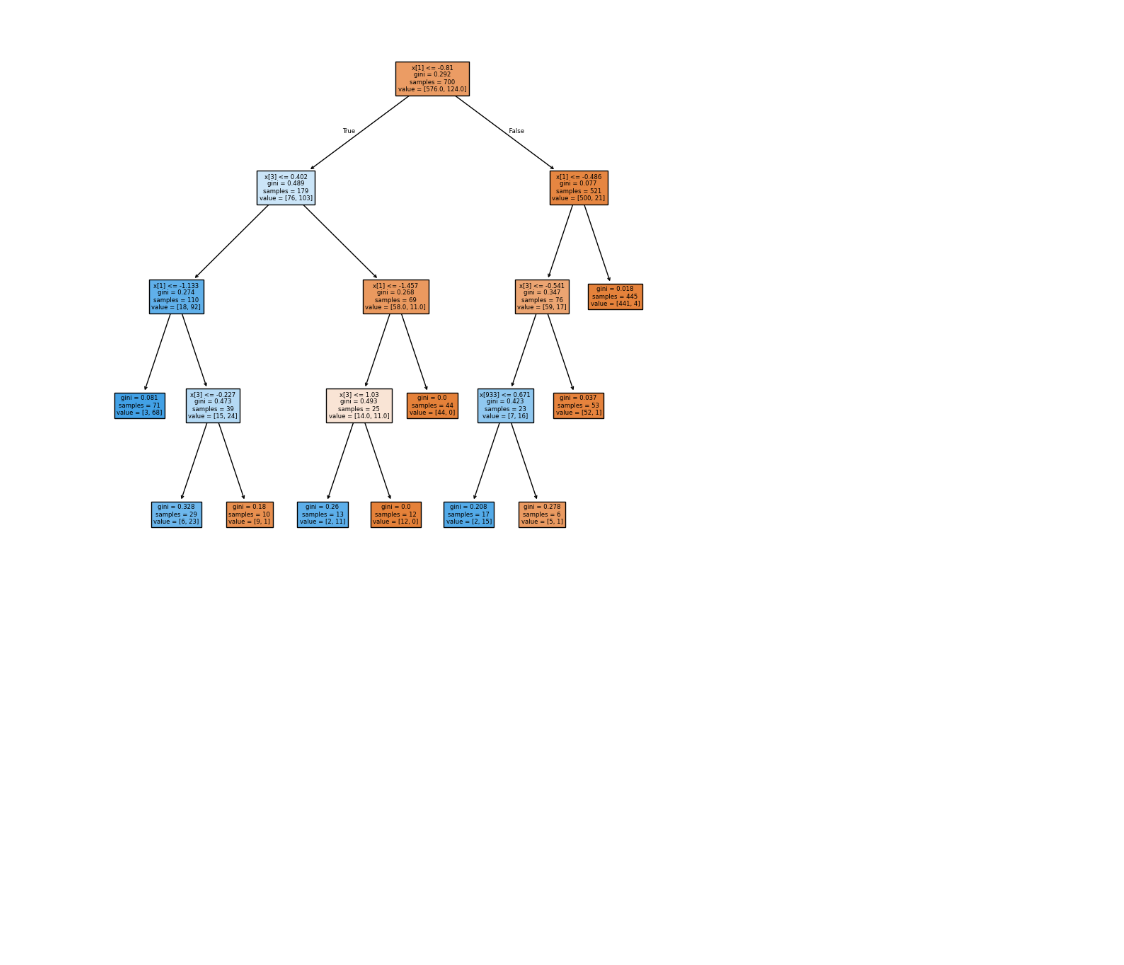
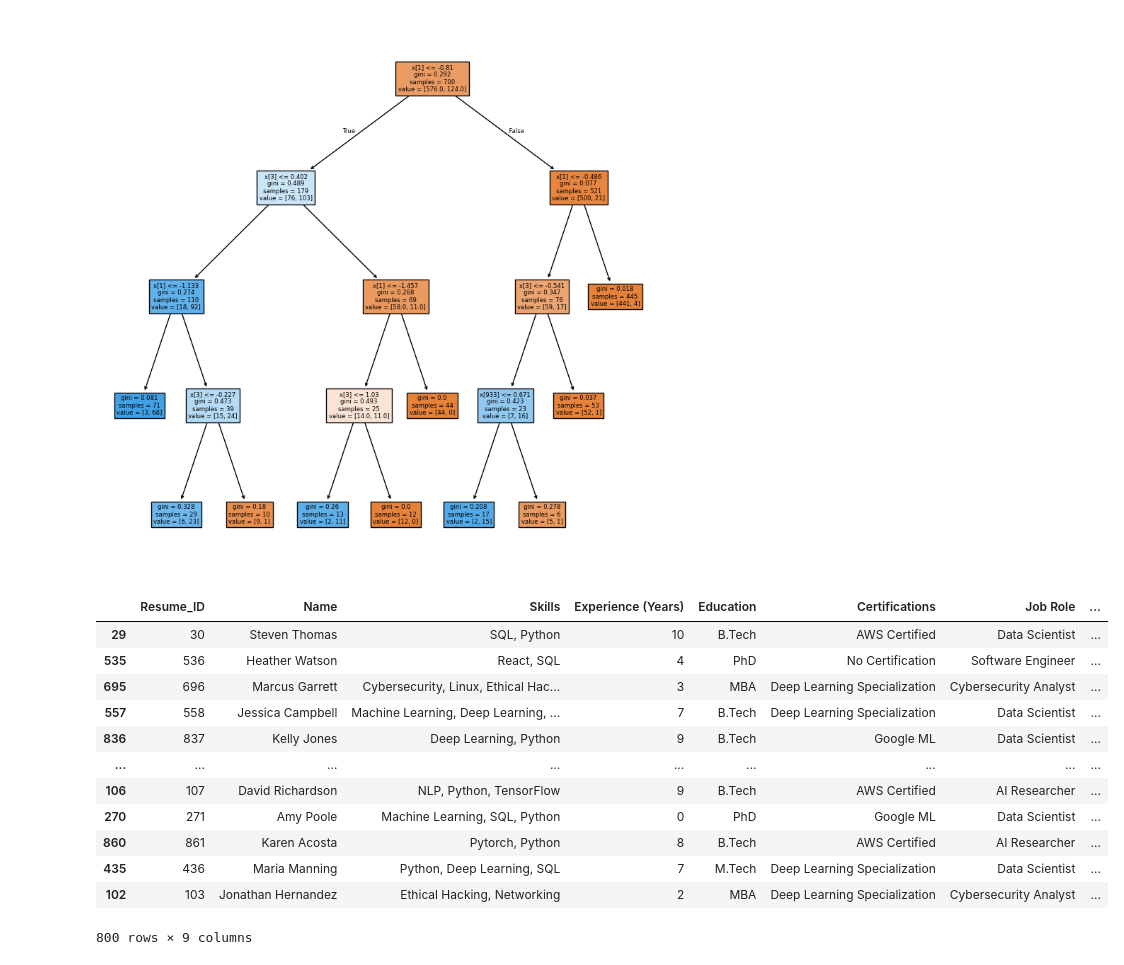
Before and after one commit to Krishna-Dhawangale/Resume-Screening-Machine-Learning-, a Jupyter notebook: Resume_Screening(Decision_Tree).ipynb, the cells around one changed output. Cells and saved outputs as stored; diff of their text form; code cells hidden in the pictures; blank space fills up the shorter version.

```diff
--- a/Resume_Screening(Decision_Tree).ipynb
+++ b/Resume_Screening(Decision_Tree).ipynb
@@ -330,0 +334,16 @@ tree.plot_tree(recruiter_decision_classifier, filled=True)
+# %%
+X_train
+# %% [output]
+|  | Resume_ID | Name | Skills | Experience (Years) | Education | Certifications | Job Role | ... |
+| 29 | 30 | Steven Thomas | SQL, Python | 10 | B.Tech | AWS Certified | Data Scientist | ... |
+| 535 | 536 | Heather Watson | React, SQL | 4 | PhD | No Certification | Software Engineer | ... |
+| 695 | 696 | Marcus Garrett | Cybersecurity, Linux, Ethical Hac... | 3 | MBA | Deep Learning Specialization | Cybersecurity Analyst | ... |
+| 557 | 558 | Jessica Campbell | Machine Learning, Deep Learning, ... | 7 | B.Tech | Deep Learning Specialization | Data Scientist | ... |
+| 836 | 837 | Kelly Jones | Deep Learning, Python | 9 | B.Tech | Google ML | Data Scientist | ... |
+| ... | ... | ... | ... | ... | ... | ... | ... | ... |
+| 106 | 107 | David Richardson | NLP, Python, TensorFlow | 9 | B.Tech | AWS Certified | AI Researcher | ... |
+| 270 | 271 | Amy Poole | Machine Learning, SQL, Python | 0 | PhD | Google ML | Data Scientist | ... |
+| 860 | 861 | Karen Acosta | Pytorch, Python | 8 | B.Tech | AWS Certified | AI Researcher | ... |
+| 435 | 436 | Maria Manning | Python, Deep Learning, SQL | 7 | M.Tech | Deep Learning Specialization | Data Scientist | ... |
+| 102 | 103 | Jonathan Hernandez | Ethical Hacking, Networking | 2 | MBA | Deep Learning Specialization | Cybersecurity Analyst | ... |
+800 rows × 9 columns
```
Also changed, not shown: parts of 20 cells of this notebook.
